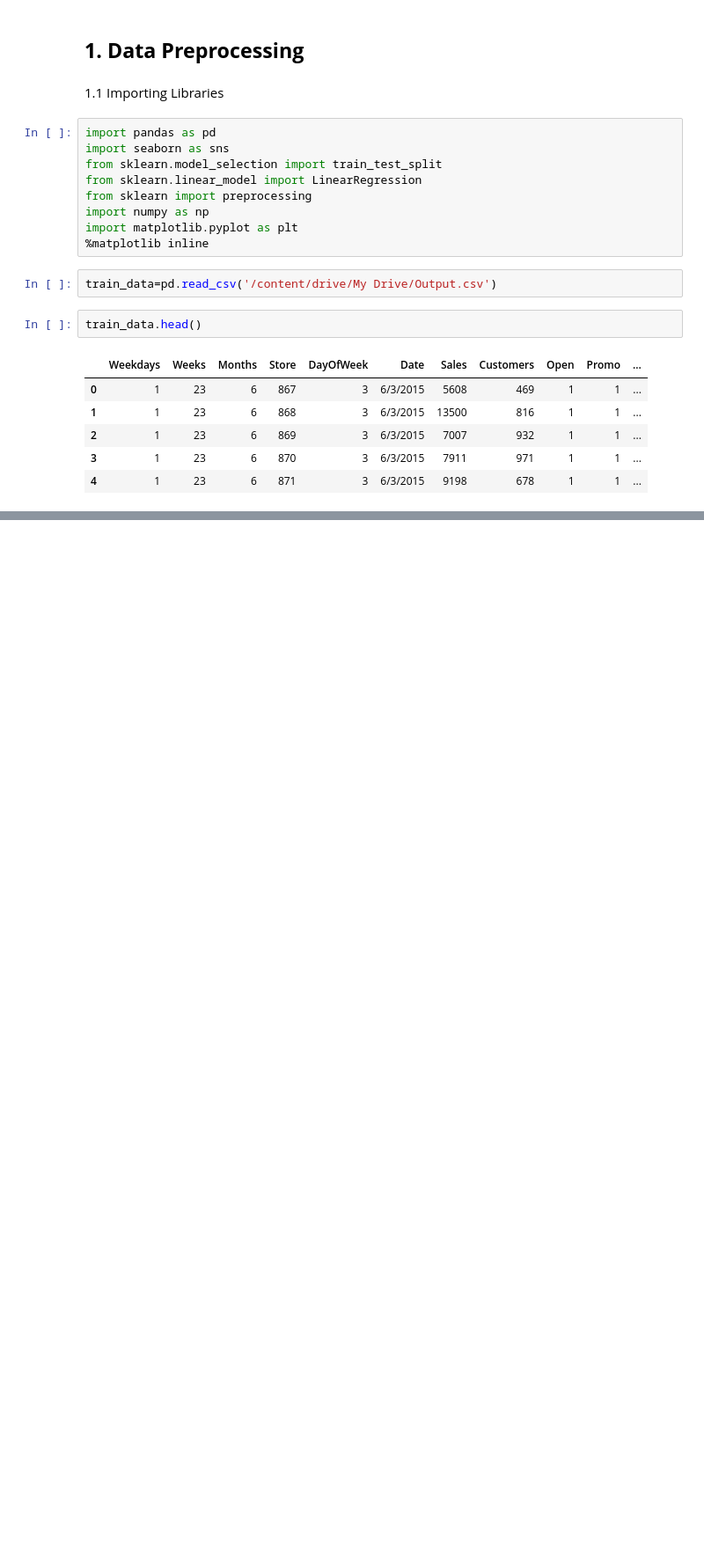
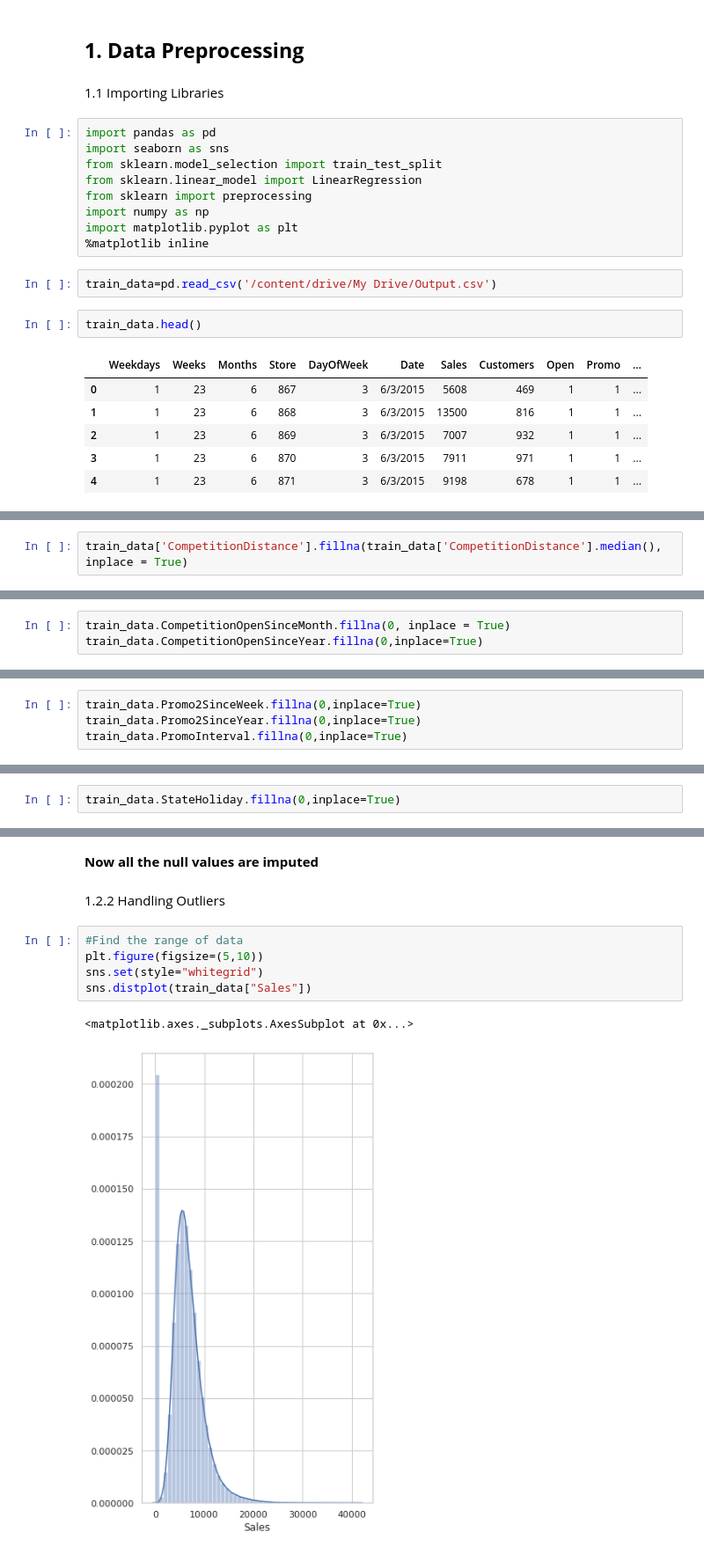
Before and after one commit to Davidelvis/Machine_Hotshots, a Jupyter notebook: scripts/Sales_prediction.ipynb, the cells around one changed output, grey strips where cells are left out. Shown: that part at 88% size. Drawn from its saved outputs; the diff is of its cells as text; blank space fills up the shorter version.

```diff
--- a/scripts/Sales_prediction.ipynb
+++ b/scripts/Sales_prediction.ipynb
@@ -38,0 +86,2 @@ train_data.isna().sum()
+# %%
+train_data['CompetitionDistance'].fillna(train_data['CompetitionDistance'].median(), inplace = True)
@@ -38,0 +94,3 @@ train_data.isna().sum()
+# %%
+train_data.CompetitionOpenSinceMonth.fillna(0, inplace = True)
+train_data.CompetitionOpenSinceYear.fillna(0,inplace=True)
@@ -38,0 +102,4 @@ train_data.isna().sum()
+# %%
+train_data.Promo2SinceWeek.fillna(0,inplace=True)
+train_data.Promo2SinceYear.fillna(0,inplace=True)
+train_data.PromoInterval.fillna(0,inplace=True)
@@ -38,0 +108,2 @@ train_data.isna().sum()
+# %%
+train_data.StateHoliday.fillna(0,inplace=True)
@@ -38,0 +130,12 @@ train_data.isna().sum()
+# %% [markdown]
+**Now all the null values are imputed**
+# %% [markdown]
+1.2.2 Handling Outliers
+# %%
+#Find the range of data
+plt.figure(figsize=(5,10))
+sns.set(style="whitegrid")
+sns.distplot(train_data["Sales"])
+# %% [output]
+<matplotlib.axes._subplots.AxesSubplot at 0x...>
+[figure, added]
```
Also changed, not shown: parts of 21 cells of this notebook.
